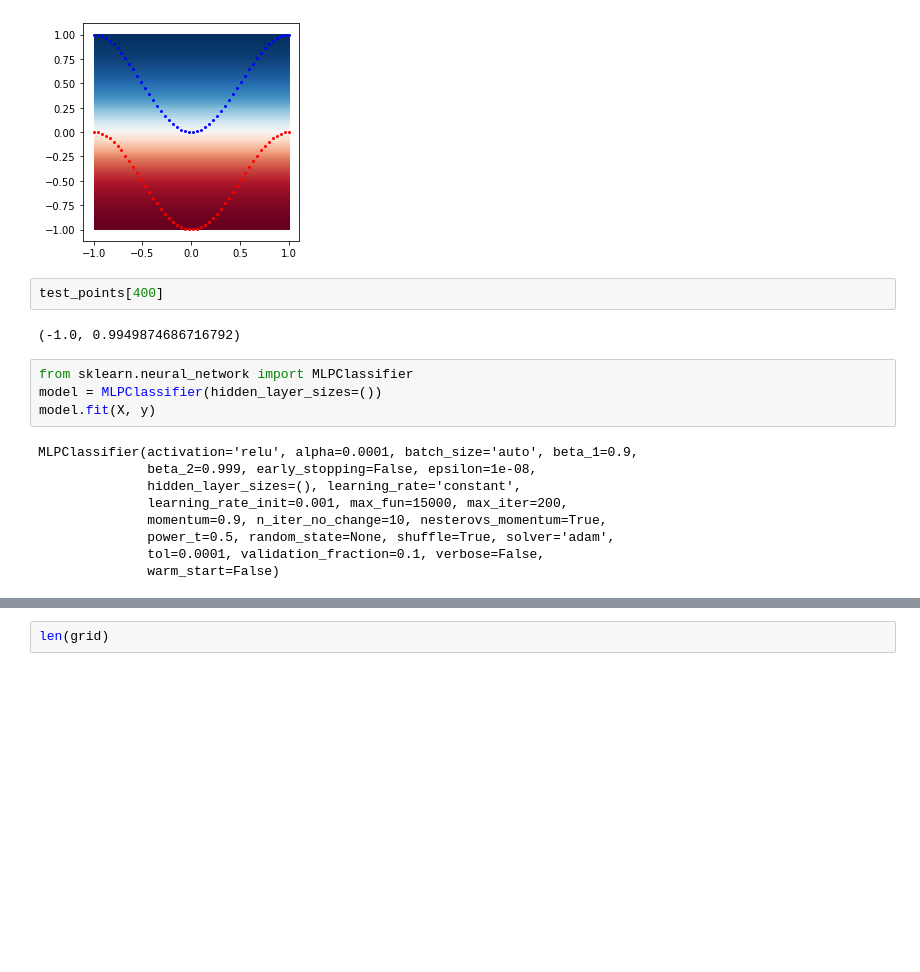
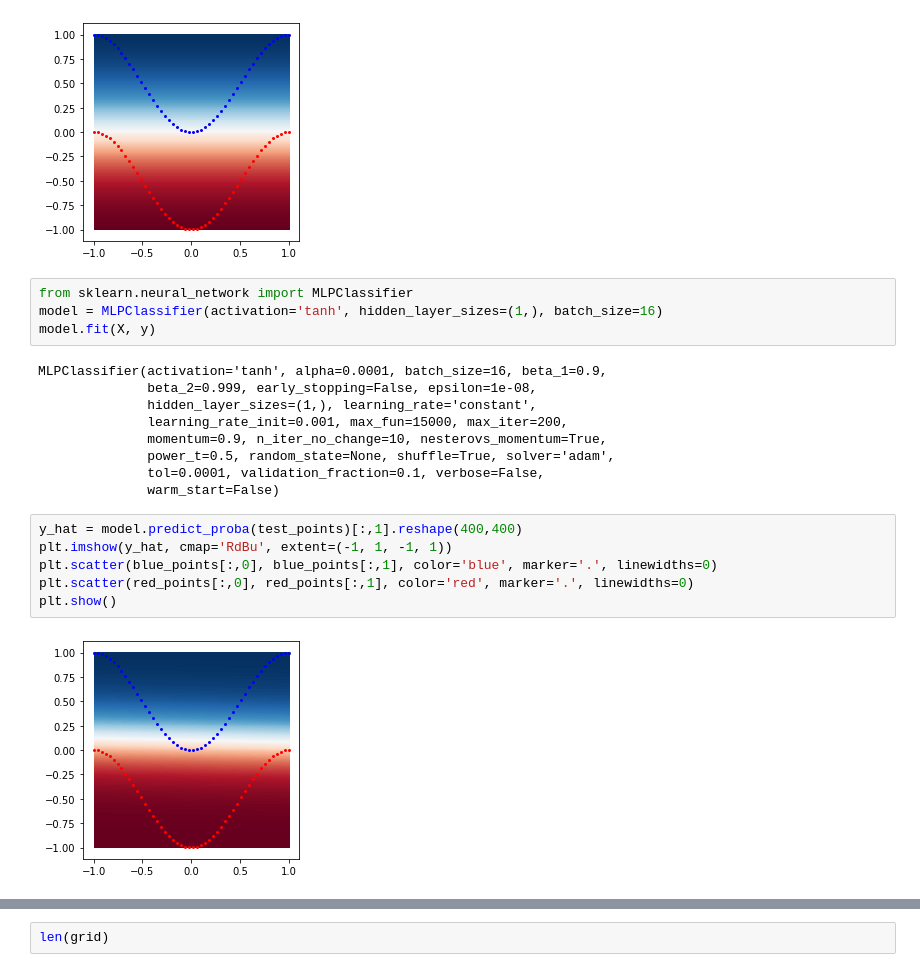
Before and after one commit to nick-d-james/academic-writing, a Jupyter notebook: neural_networks_manifolds_topology.ipynb, the cells around one changed output, grey strips where cells are left out. Drawn from its saved outputs; the diff is of its cells as text; blank space fills up the shorter version.

```diff
--- a/neural_networks_manifolds_topology.ipynb
+++ b/neural_networks_manifolds_topology.ipynb
@@ -60,23 +67,27 @@ plt.scatter(red_points[:,0], red_points[:,1], color='red', marker='.', linewidth
 plt.show()
 # %% [output]
 [figure]
-# %%
-test_points[400]
-# %% [output]
-(-1.0, 0.9949874686716792)
 # %%
 from sklearn.neural_network import MLPClassifier
-model = MLPClassifier(hidden_layer_sizes=())
+model = MLPClassifier(activation='tanh', hidden_layer_sizes=(1,), batch_size=16)
 model.fit(X, y)
 # %% [output]
-MLPClassifier(activation='relu', alpha=0.0001, batch_size='auto', beta_1=0.9,
+MLPClassifier(activation='tanh', alpha=0.0001, batch_size=16, beta_1=0.9,
               beta_2=0.999, early_stopping=False, epsilon=1e-08,
-              hidden_layer_sizes=(), learning_rate='constant',
+              hidden_layer_sizes=(1,), learning_rate='constant',
               learning_rate_init=0.001, max_fun=15000, max_iter=200,
               momentum=0.9, n_iter_no_change=10, nesterovs_momentum=True,
               power_t=0.5, random_state=None, shuffle=True, solver='adam',
               tol=0.0001, validation_fraction=0.1, verbose=False,
               warm_start=False)
+# %%
+y_hat = model.predict_proba(test_points)[:,1].reshape(400,400)
+plt.imshow(y_hat, cmap='RdBu', extent=(-1, 1, -1, 1))
+plt.scatter(blue_points[:,0], blue_points[:,1], color='blue', marker='.', linewidths=0)
+plt.scatter(red_points[:,0], red_points[:,1], color='red', marker='.', linewidths=0)
+plt.show()
+# %% [output]
+[figure, added]
 # %%
 print("{} layers, {} outputs".format(model.n_layers_, model.n_outputs_))
 print(model.coefs_)
```
Also changed, not shown: parts of 8 cells of this notebook.
